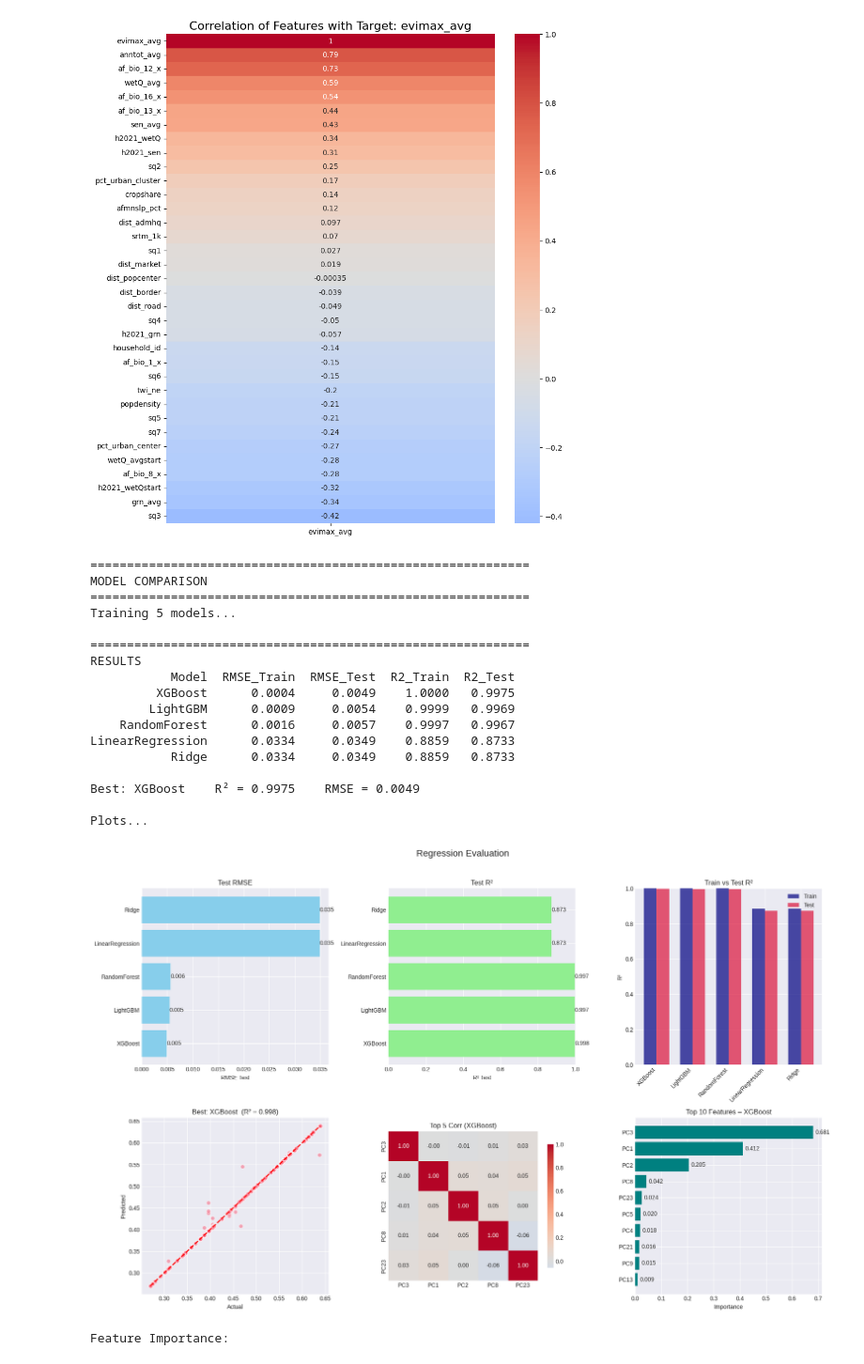
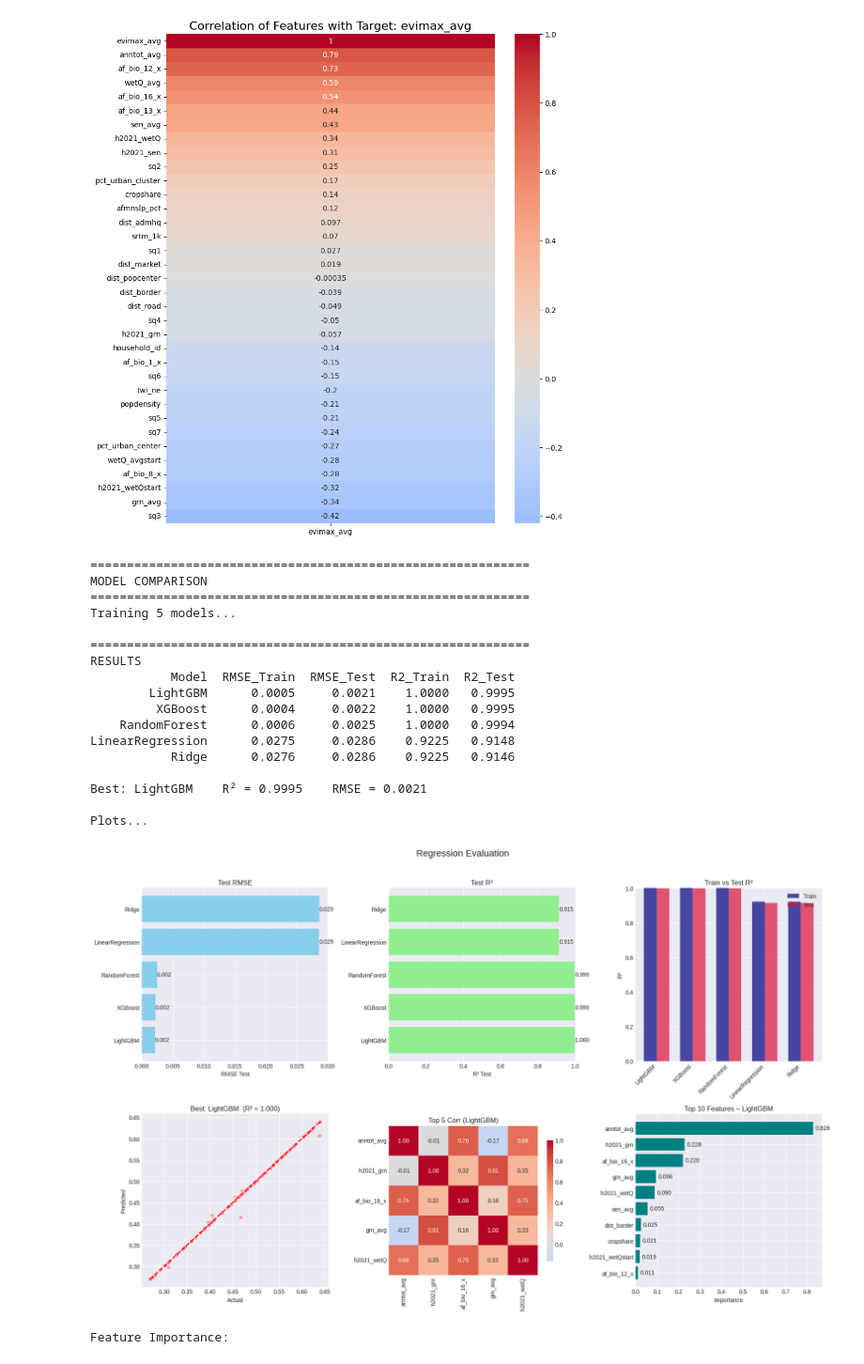
Before and after one commit to birhanumoges/HouseHold_Accessiblity_Analysis, a Jupyter notebook: Analysis_NoteBook/agricultural productivity.ipynb, the cells around one changed output. Shown at 94% size. Cells and saved outputs as stored; diff of their text form; code cells hidden in the pictures.

```diff
--- a/Analysis_NoteBook/agricultural productivity.ipynb
+++ b/Analysis_NoteBook/agricultural productivity.ipynb
@@ -606,9 +606,5 @@ X[bool_cols] = X[bool_cols].astype(int)
 # Store original feature names before PCA
 original_feature_names = X.columns.tolist()
 # %%
-from sklearn.decomposition import PCA
-
-X_scaled = StandardScaler().fit_transform(X)
-pca = PCA(n_components=0.95)  # retain 95% variance
-X_reduced = pca.fit_transform(X_scaled)
-X = X_reduced
+# This cell previously contained PCA logic, but it's being commented out
+# to ensure the model is trained on original features for feature importance calculation.
@@ -733,6 +746,7 @@ def plot_enhanced_results(results_df, y_test, predictions, feature_names, best_m
     top_5 = imp_df.head(5)['feature'].tolist()
 
     ax5 = plt.subplot(2, 3, 5)
+    # X_test needs to be a DataFrame with column names for heatmap to work correctly with feature names
     X_test_df = pd.DataFrame(X_test, columns=feature_names)
     sns.heatmap(X_test_df[top_5].corr(), annot=True, fmt='.2f', cmap='coolwarm', center=0,
                 square=True, ax=ax5, cbar_kws={"shrink": 0.7})
@@ -779,43 +793,41 @@ def run_analysis(X_train, X_test, y_train, y_test, feature_names):
     imp_df = plot_enhanced_results(results_df, y_test, predictions, feature_names, fitted_models[best_name], X_test)
 
     print("\nFeature Importance:")
     print_feature_importance_table(imp_df)
 
     return results_df, fitted_models, predictions, imp_df
 
 # ────────────────────────────────────────────────
 #  Correct usage – must match column count!
 # ────────────────────────────────────────────────
 
 # Example – replace with YOUR real column names
 # len(real_feature_names) MUST == X_train_r.shape[1]
 
-# Generate feature names for PCA components dynamically
-# This ensures the number of feature names matches the number of PCA components
-pca_feature_names = ['PC' + str(i+1) for i in range(X_train_r.shape[1])]
+# For feature importance on original names, we use original_feature_names
 
 results, fitted, preds, fi = run_analysis(
      X_train_r, X_test_r, y_train_r, y_test_r,
-     feature_names=pca_feature_names
+     feature_names=original_feature_names
  )
 # %% [output]
 ============================================================
 MODEL COMPARISON
 ============================================================
 Training 5 models...
 
 ============================================================
 RESULTS
            Model  RMSE_Train  RMSE_Test  R2_Train  R2_Test
-         XGBoost      0.0004     0.0049    1.0000   0.9975
-        LightGBM      0.0009     0.0054    0.9999   0.9969
-    RandomForest      0.0016     0.0057    0.9997   0.9967
-LinearRegression      0.0334     0.0349    0.8859   0.8733
-           Ridge      0.0334     0.0349    0.8859   0.8733
+        LightGBM      0.0005     0.0021    1.0000   0.9995
+         XGBoost      0.0004     0.0022    1.0000   0.9995
+    RandomForest      0.0006     0.0025    1.0000   0.9994
+LinearRegression      0.0275     0.0286    0.9225   0.9148
+           Ridge      0.0276     0.0286    0.9225   0.9146
 
-Best: XGBoost    R² = 0.9975    RMSE = 0.0049
+Best: LightGBM    R² = 0.9995    RMSE = 0.0021
 
 Plots...
-[figure, old version]
+[figure, new version]
 Feature Importance:
 |  | feature | importance | std |
```
Also changed, not shown: parts of 4 cells of this notebook.
